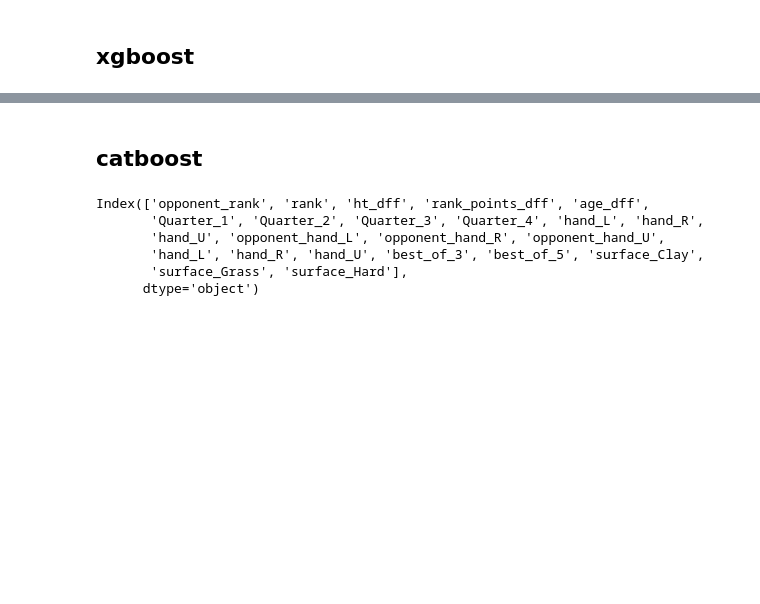
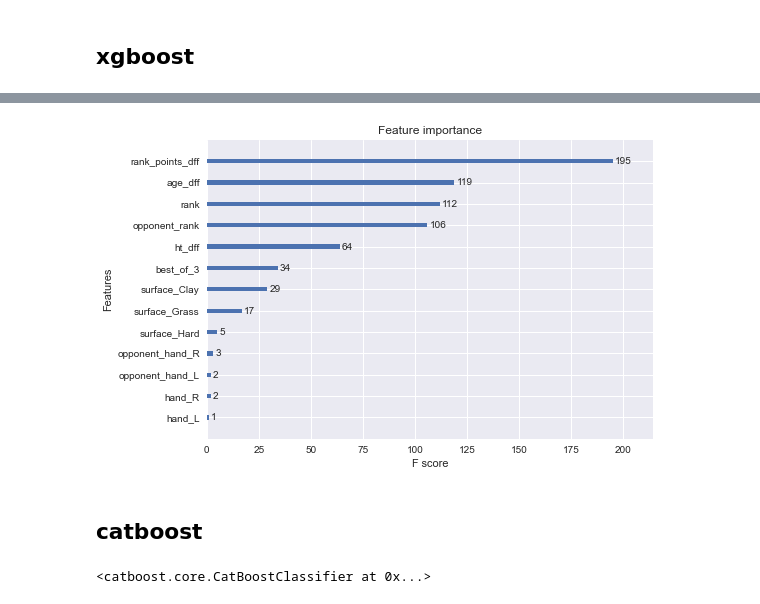
Before and after one commit to leechungpa/DSL_M_21, a Jupyter notebook: model.ipynb, the cells around one changed output, grey strips where cells are left out. Drawn from its saved outputs; the diff is of its cells as text; code cells hidden in the pictures; blank space fills up the shorter version.

Commit message:
model

```diff
--- a/model.ipynb
+++ b/model.ipynb
@@ -294,17 +245,19 @@ xgb_rg = XGBClassifier()
 # %%
-xgb_params = {
-    'n_estimators': [200, 400, 600],
-    'learning_rate': [0.01, 0.05, 0.1],
-    'min_child_weight': [1, 2],
-    'gamma': [0.5, 1, 1.5, 2, 5],
-    'subsample': [0.6, 0.8, 1.0],
-    'colsample_bytree': [0.6, 0.8, 1.0],
-    'max_depth': [3, 5, 6]
-}
-
-grid_xgb = GridSearchCV(xgb_rg, param_grid=xgb_params,
-                        cv=5, scoring='f1')
-
-evals = [(X_test19, y_test19)]
-grid_xgb.fit(X_train, y_train, eval_set=evals)
-grid_xgb.best_estimator_
+# xgb_rg = XGBClassifier()
+#
+# xgb_params = {
+#     'n_estimators': [200, 400, 600],
+#     'learning_rate': [0.01, 0.05, 0.1],
+#     'min_child_weight': [1, 2],
+#     'gamma': [0.5, 1, 1.5, 2],
+#     'subsample': [0.6, 0.8, 1.0],
+#     'colsample_bytree': [0.6, 0.8, 1.0],
+#     'max_depth': [3, 5]
+# }
+#
+# grid_xgb = GridSearchCV(xgb_rg, param_grid=xgb_params,
+#                         cv=5, scoring='f1')
+#
+# evals = [(X_test19, y_test19)]
+# grid_xgb.fit(X_train, y_train, eval_set=evals)
+# grid_xgb.best_estimator_
@@ -334,3 +264,4 @@ score.mean()
 # %%
-xgb_model.fit(X_train, y_train)
+xgb = XGBClassifier()
+xgb.fit(X_train, y_train)
 # %% [output]
@@ -387,14 +318,19 @@ plt.show()
+# %%
+import matplotlib.pyplot as plt
+
+plt.style.use('seaborn')
+
+plot_importance(xgb)
+plt.show()
+# %% [output]
+[figure, added]
 # %% [markdown]
 ## catboost
 # %%
 from catboost import CatBoostClassifier
-# %%
-X_train.columns
-# %% [output]
-Index(['opponent_rank', 'rank', 'ht_dff', 'rank_points_dff', 'age_dff',
-       'Quarter_1', 'Quarter_2', 'Quarter_3', 'Quarter_4', 'hand_L', 'hand_R',
-       'hand_U', 'opponent_hand_L', 'opponent_hand_R', 'opponent_hand_U',
-       'hand_L', 'hand_R', 'hand_U', 'best_of_3', 'best_of_5', 'surface_Clay',
-       'surface_Grass', 'surface_Hard'],
-      dtype='object')
+# %%
+catboost = CatBoostClassifier(n_estimators = 1000, learning_rate =0.05, verbose=False)
+catboost.fit(X_train, y_train)
+# %% [output]
+<catboost.core.CatBoostClassifier at 0x...>
 # %%
```
Also changed, not shown: parts of 41 cells of this notebook.
